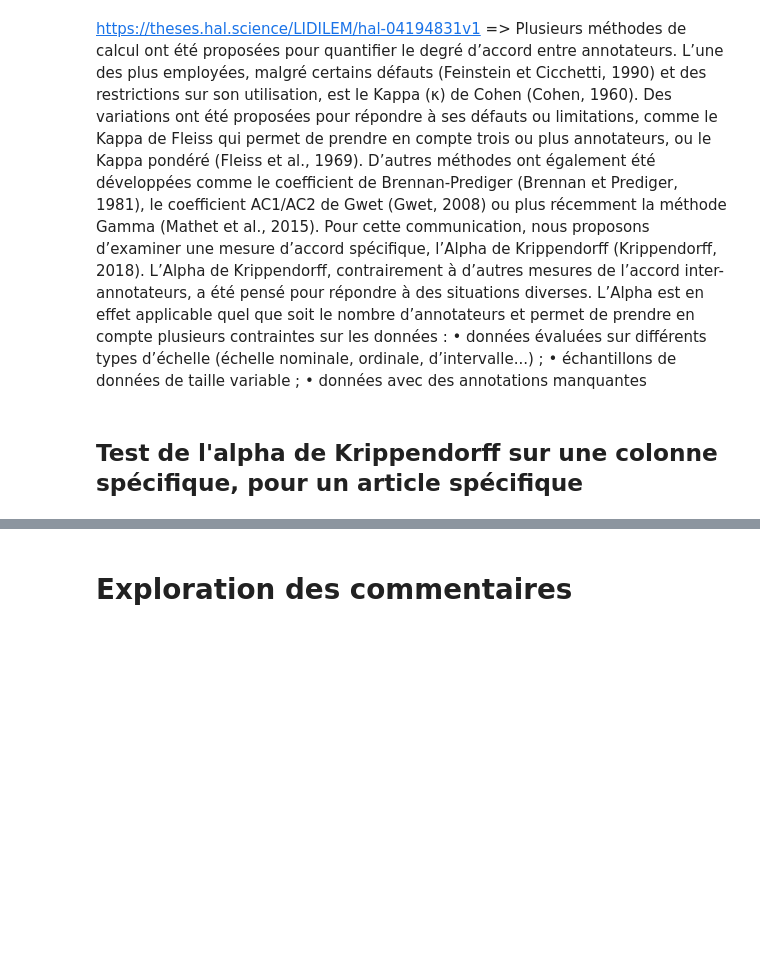
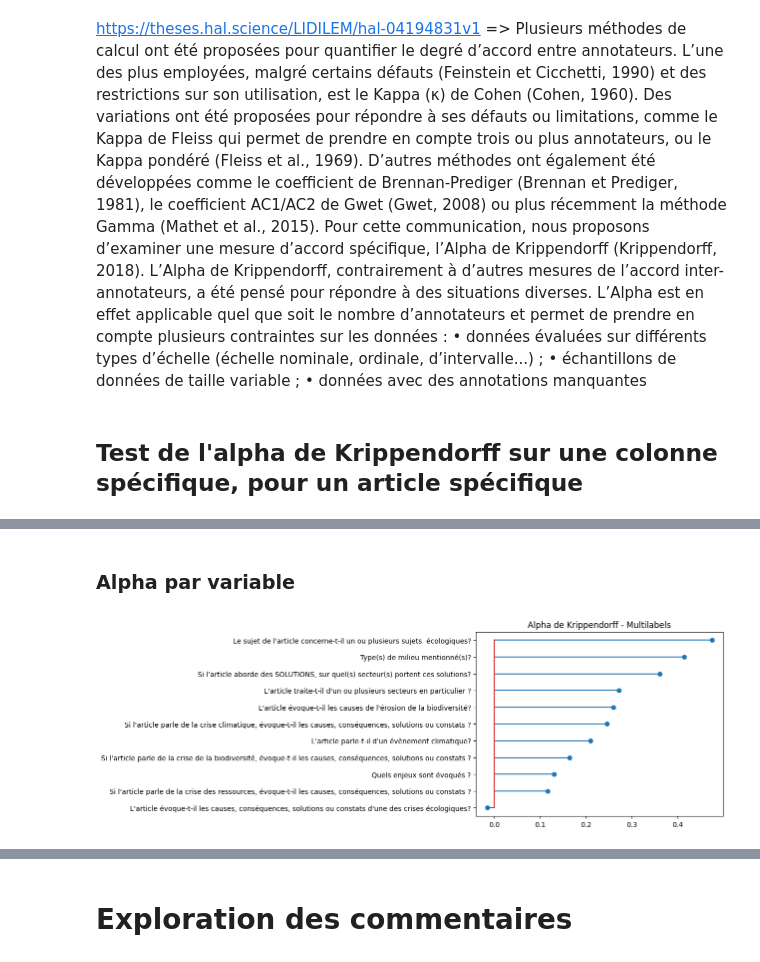
Before and after one commit to athebault/OME_methodo_presse, a Jupyter notebook: veille_ete2025/analyse_veille/analyse_tableaux_veille.ipynb, the cells around one changed output, grey strips where cells are left out. Drawn from its saved outputs; the diff is of its cells as text; code cells hidden in the pictures; blank space fills up the shorter version.

```diff
--- a/veille_ete2025/analyse_veille/analyse_tableaux_veille.ipynb
+++ b/veille_ete2025/analyse_veille/analyse_tableaux_veille.ipynb
@@ -645,0 +694,12 @@ plt.show()
+# %% [markdown]
+### Alpha par variable
+# %%
+# Lollipop
+col = 'Alpha de Krippendorff - Multilabels'
+ordered_df = result_df.sort_values(by=col)
+plt.stem(ordered_df["Variable"], ordered_df[col], orientation="horizontal")
+plt.yticks(ordered_df["Variable"])
+plt.title(col)
+plt.show()
+# %% [output]
+[figure, added]
```
Also changed, not shown: parts of 52 cells of this notebook, 1 other file.
